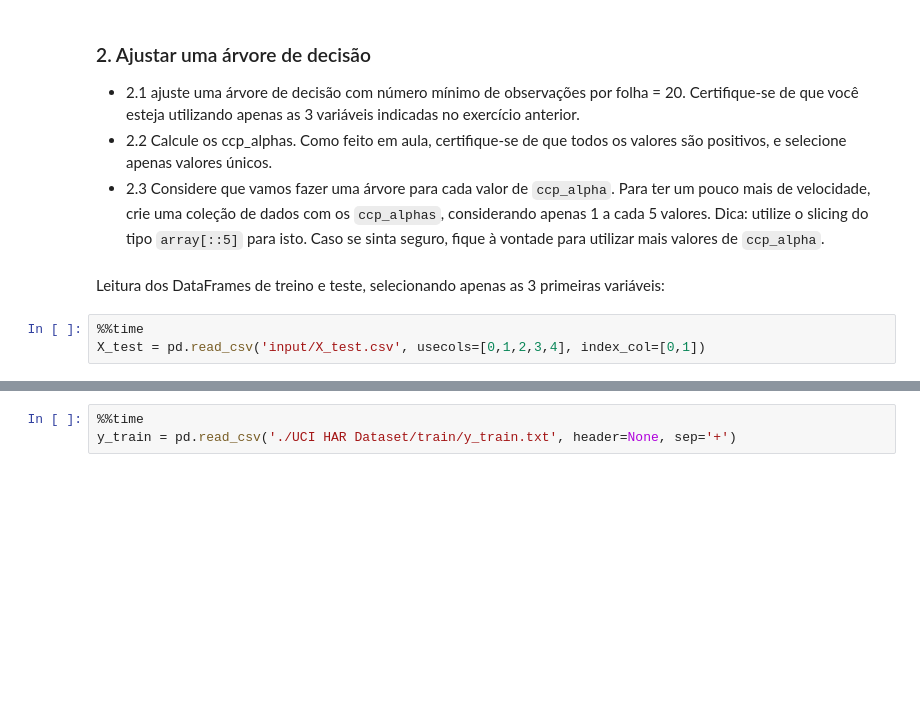
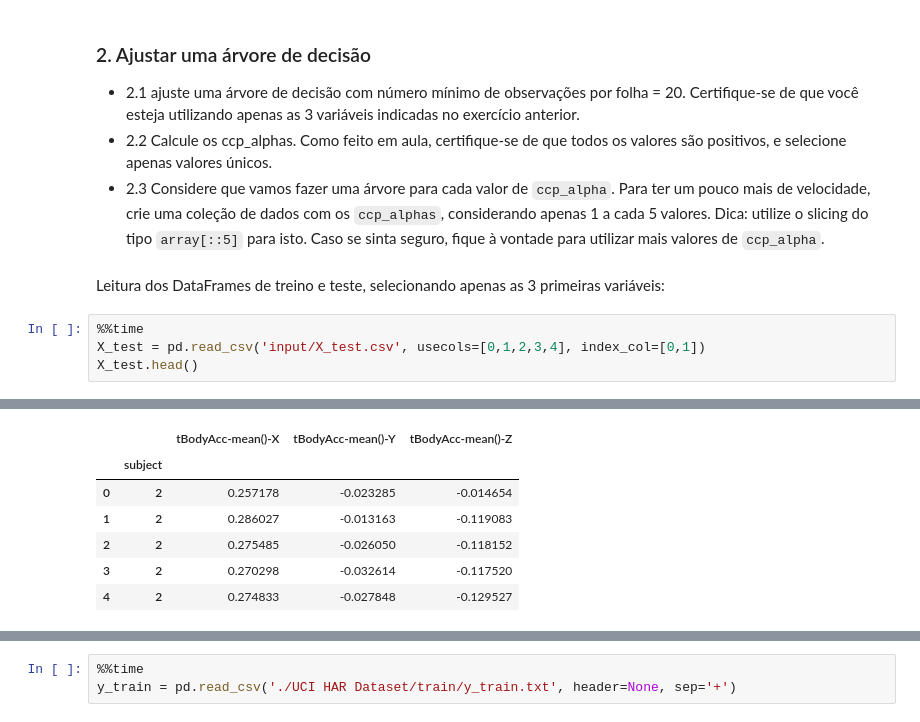
Before and after one commit to nobrevitor/EBAC, a Jupyter notebook: Desenvolvimento de Modelos com Pandas e Python/2 - Árvores II/Assignment 01/Assignment 01.ipynb, the cells around one changed output, grey strips where cells are left out. Drawn from its saved outputs; the diff is of its cells as text; blank space fills up the shorter version.

```diff
--- a/Desenvolvimento de Modelos com Pandas e Python/2 - Árvores II/Assignment 01/Assignment 01.ipynb
+++ b/Desenvolvimento de Modelos com Pandas e Python/2 - Árvores II/Assignment 01/Assignment 01.ipynb
@@ -167,4 +167,5 @@ Leitura dos DataFrames de treino e teste, selecionando apenas as 3 primeiras var
 # %%
 %%time
 X_test = pd.read_csv('input/X_test.csv', usecols=[0,1,2,3,4], index_col=[0,1])
+X_test.head()
 # %% [output]
@@ -173,3 +174,10 @@ Wall time: 534 ms
+|  |  | tBodyAcc-mean()-X | tBodyAcc-mean()-Y | tBodyAcc-mean()-Z |
+|  | subject |  |  |  |
+| 0 | 2 | 0.257178 | -0.023285 | -0.014654 |
+| 1 | 2 | 0.286027 | -0.013163 | -0.119083 |
+| 2 | 2 | 0.275485 | -0.026050 | -0.118152 |
+| 3 | 2 | 0.270298 | -0.032614 | -0.117520 |
+| 4 | 2 | 0.274833 | -0.027848 | -0.129527 |
 # %%
 %%time
 X_train = pd.read_csv('input/X_train.csv', usecols=[0,1,2,3,4], index_col=[0,1])
```
Also changed, not shown: parts of 4 cells of this notebook.
